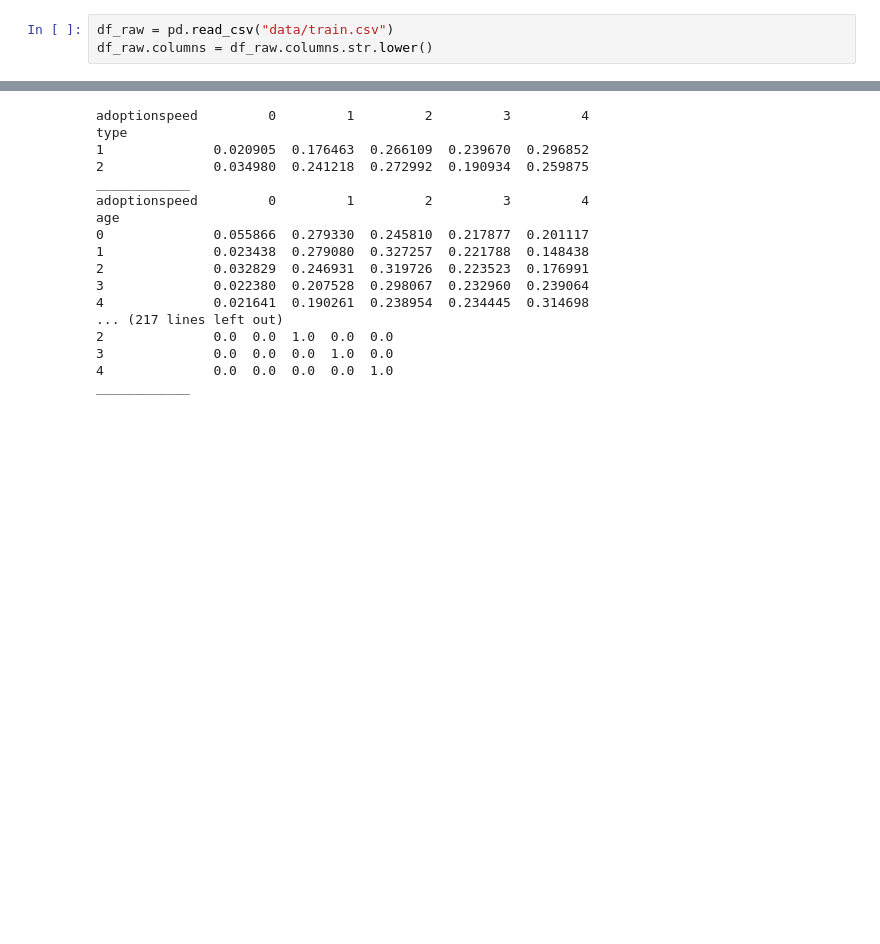
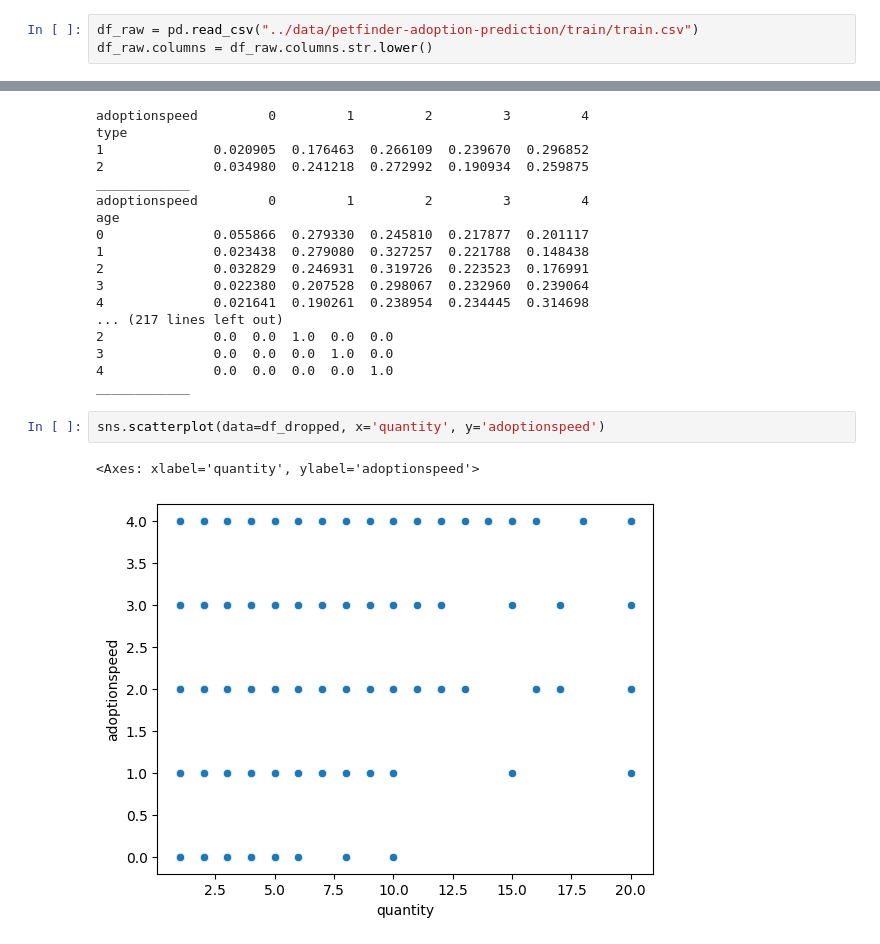
Before and after one commit to LanaCasselmann/ds_capstone_pet_adoptability, a Jupyter notebook: notebooks/pet_eda.ipynb, the cells around one changed output, grey strips where cells are left out. Cells and saved outputs as stored; diff of their text form; blank space fills up the shorter version.

```diff
--- a/notebooks/pet_eda.ipynb
+++ b/notebooks/pet_eda.ipynb
@@ -4,5 +8,5 @@ from ydata_profiling import ProfileReport
 # %%
-df_raw = pd.read_csv("data/train.csv")
+df_raw = pd.read_csv("../data/petfinder-adoption-prediction/train/train.csv")
 df_raw.columns = df_raw.columns.str.lower()
 # %%
 df_raw.head().T
@@ -97,3 +101,8 @@ age
 3              0.0  0.0  0.0  1.0  0.0
 4              0.0  0.0  0.0  0.0  1.0
 ____________
+# %%
+sns.scatterplot(data=df_dropped, x='quantity', y='adoptionspeed')
+# %% [output]
+<Axes: xlabel='quantity', ylabel='adoptionspeed'>
+[figure, added]
```
Also changed, not shown: parts of 10 cells of this notebook, 2 other files.
